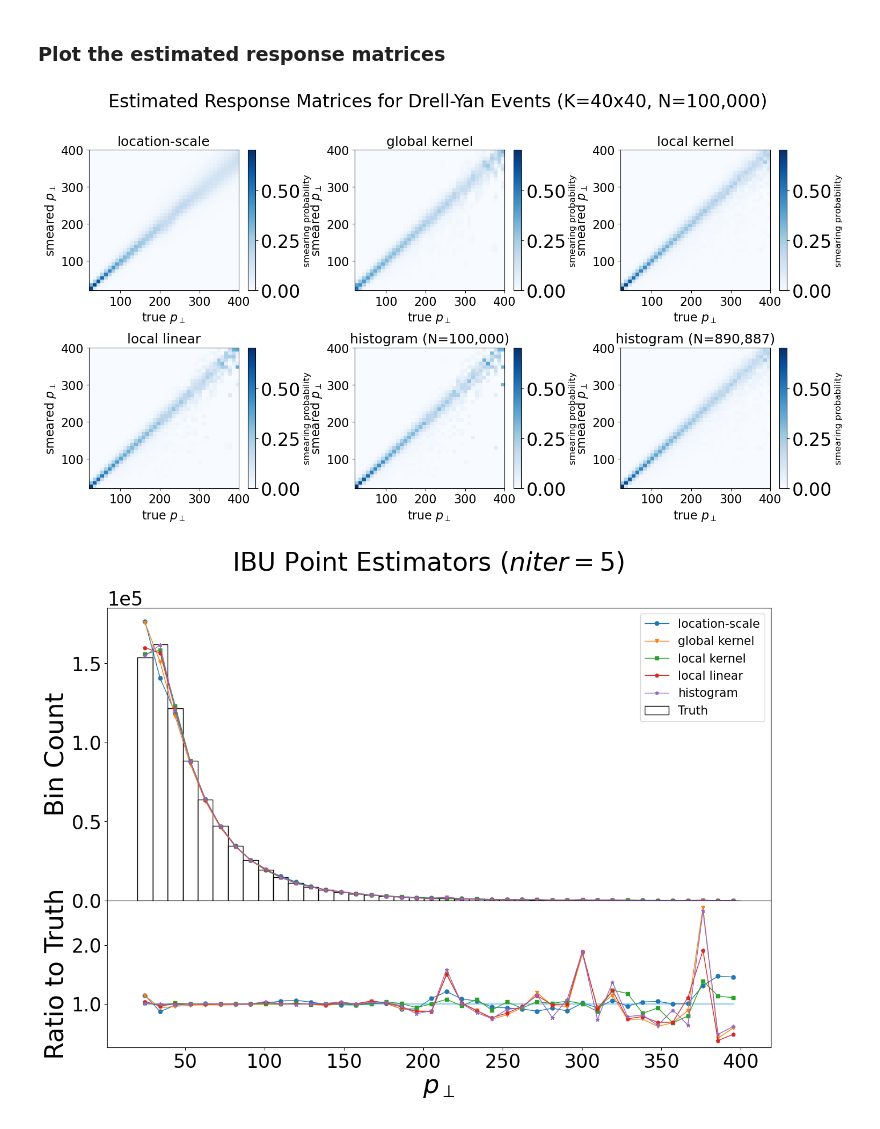
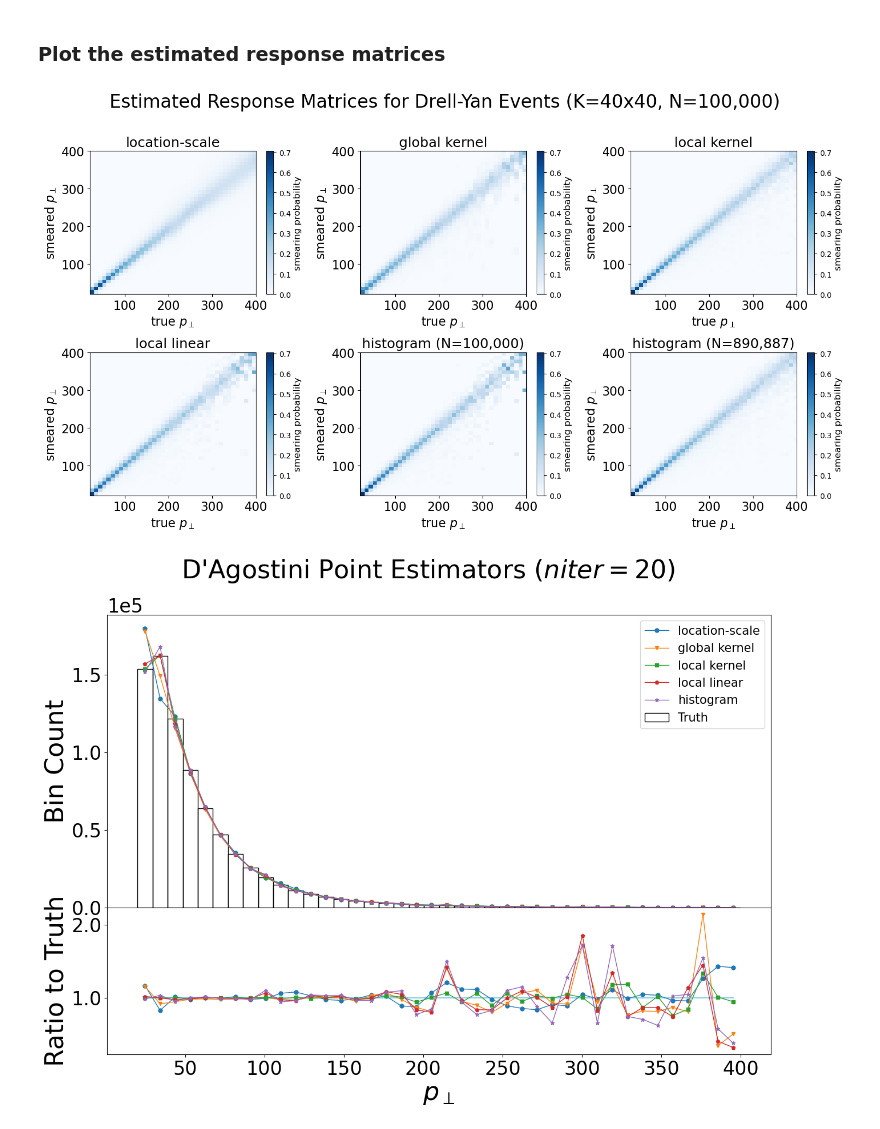
Before and after one commit to richardzhs/unfolding_response_matrix_estimation, a Jupyter notebook: demo.ipynb, the cells around one changed output. Drawn from its saved outputs; the diff is of its cells as text; code cells hidden in the pictures.

```diff
--- a/demo.ipynb
+++ b/demo.ipynb
@@ -162,10 +163,10 @@ def plot_soln(soln, true_hist, bins, legend, linestyles=None,
 # %% [markdown]
 ## Simulated Inclusive Jets Data
 # %%
-files_mat = sorted(glob.glob("data/jet_pt/normal_kernel/response_matrices/*.csv"), key=os.path.getmtime)
-files_x = glob.glob("data/jet_pt/normal_kernel/true_means/*.csv")
-files_y = glob.glob("data/jet_pt/normal_kernel/smeared_histograms/*.csv")
-files_mu = glob.glob("data/jet_pt/normal_kernel/smeared_means/*.csv")
+files_mat = sorted(glob.glob("data/simulation/normal_kernel/response_matrices/*.csv"), key=os.path.getmtime)
+files_x = glob.glob("data/simulation/normal_kernel/true_means/*.csv")
+files_y = glob.glob("data/simulation/normal_kernel/smeared_histograms/*.csv")
+files_mu = glob.glob("data/simulation/normal_kernel/smeared_means/*.csv")
 # %%
 response_mat = [pd.read_csv(file) for file in files_mat]
 # true particle-level histogram mean (vectors of length 40)
@@ -348,12 +353,12 @@ with open(f"data/jet_pt/normal_kernel/results/IBU_soln_stack_niter={niter}.pickl
 ### Plot the unfolded results
 # %%
 # choose the solution to plot
-idx = 0
-type = "Tikhonov"  # "Tikhonov" or "IBU"
+idx = 0 # 0-999
+type = "IBU"  # "Tikhonov" or "IBU"
 if type not in ["Tikhonov", "IBU"]:
     raise ValueError("Type must be either 'Tikhonov' or 'IBU'.")
 # choose whether to save the plot
-save_plot = True
+save_plot = False
 
 
 file_name = None
@@ -361,12 +366,12 @@ if type == "Tikhonov":
     soln = Tikhonov_soln_stack[:,:,idx]
     plot_title = rf"Tikhonov Point Estimators ($\delta={alpha}$)"
     if save_plot:
-        file_name = rf"data/jet_pt/normal_kernel/results/Tikhonov_sol_alpha={alpha}.png"
+        file_name = rf"results/simulation/Tikhonov_sol_alpha={alpha}.png"
 else:
     soln = IBU_soln_stack[:,:,idx]
-    plot_title = rf"IBU Point Estimators ($niter={niter}$)"
+    plot_title = rf"D'Agostini Point Estimators ($niter={niter}$)"
     if save_plot:
-        file_name = rf"data/jet_pt/normal_kernel/results/IBU_sol_niter={niter}.png"
+        file_name = rf"results/simulation/IBU_sol_niter={niter}.png"
 
 
 legend = ["true response matrix", "location-scale", "global kernel", "local kernel",
@@ -382,7 +387,7 @@ plot_soln(soln, x_hist, xbins, legend, linestyles, title=plot_title, legend_loc=
 ### Plot MSE, bias, and variance
 # %%
 # select the solution to plot
-type = "Tikhonov"  # "Tikhonov" or "IBU"
+type = "IBU"  # "Tikhonov" or "IBU"
 if type == "Tikhonov":
     soln_stack = Tikhonov_soln_stack
 elif type == "IBU":
@@ -520,10 +523,10 @@ plt.suptitle("Estimated Response Matrices for Drell-Yan Events (K=40x40, N=100,0
 plt.tight_layout()
 plt.show()
 # %% [output]
-[figure, old version]
+[figure, new version]
 # %%
 # regularization parameter for Tikhonov solution
-alpha = 1e-9
+alpha = 1e-7
 
 Tikhonov_soln = np.zeros(shape=(num_kernels,len(x_hist)))
 for i in range(Tikhonov_soln.shape[0]):
@@ -531,34 +534,34 @@ for i in range(Tikhonov_soln.shape[0]):
 
 
 # number of iterations for IBU
-niter = 5
+niter = 20
 
 IBU_soln = np.zeros(shape=(num_kernels,len(x_hist)))
 for i in range(IBU_soln.shape[0]):
     IBU_soln[i,:] = generate_IBU_point_estimators(y_hist, matrices[i], niter=niter)
 # %%
 # choose the solution to plot
-type = "Tikhonov" # "Tikhonov" or "IBU"
+type = "IBU" # "Tikhonov" or "IBU"
 # choose whether to save the plot
 save_plot = False
 
 file_name = None
 if type == "Tikhonov":
     soln = Tikhonov_soln
     plot_title = rf"Tikhonov Point Estimators ($\delta={alpha}$)"
     if save_plot:
-        file_name = rf"data/Drell-Yan/results/Drell-Yan_Tikhonov_sol_alpha={alpha}.png"
+        file_name = rf"results/Drell-Yan/Drell-Yan_Tikhonov_sol_alpha={alpha}.png"
 elif type == "IBU":
     soln = IBU_soln
-    plot_title = rf"IBU Point Estimators ($niter={niter}$)"
+    plot_title = rf"D'Agostini Point Estimators ($niter={niter}$)"
     if save_plot:
-        file_name = rf"data/Drell-Yan/results/Drell-Yan_IBU_sol_niter={niter}.png"
+        file_name = rf"results/Drell-Yan/Drell-Yan_IBU_sol_niter={niter}.png"
 
-#l
+
 legend = ["location-scale", "global kernel", "local kernel",
                 "local linear", "histogram"]
 linestyles = ["-o","-v","-s","-p","-*","-h"]
 
 plot_soln(soln, x_hist, xbins, legend, linestyles, title=plot_title, save_file=file_name)
 # %% [output]
-[figure, old version]
+[figure, new version]
```
Also changed, not shown: parts of 10 cells of this notebook, 5 other files.
